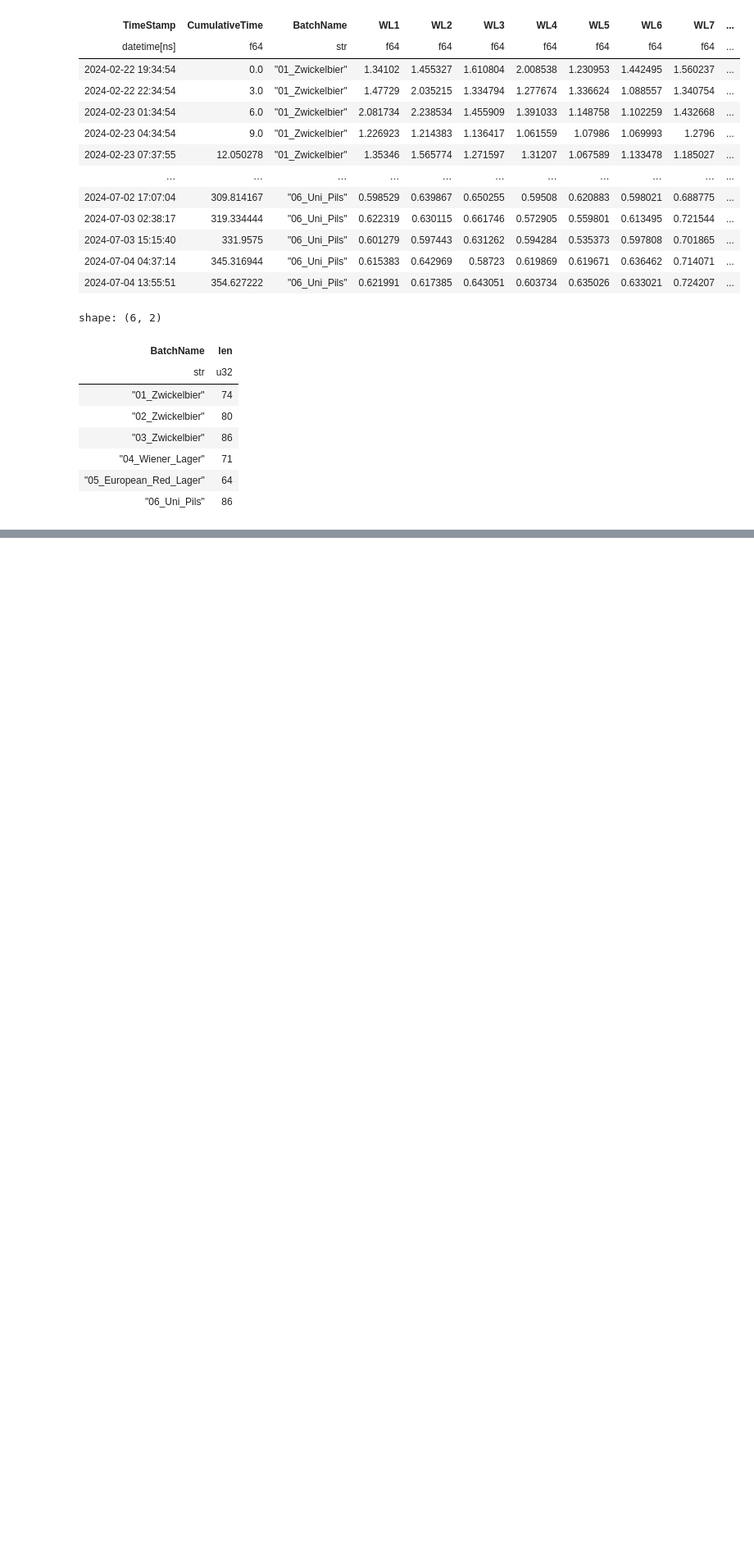
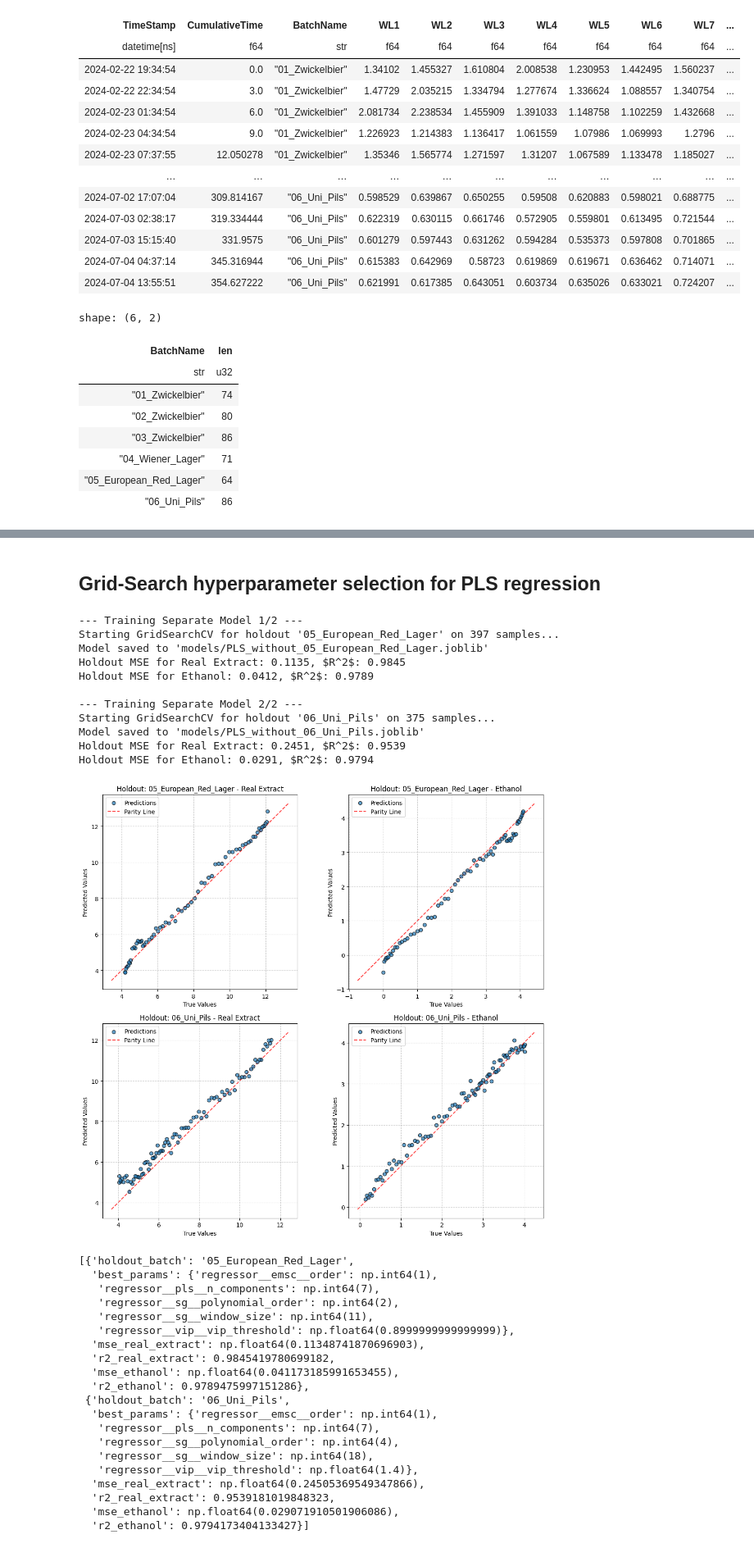
Before and after one commit to CTO-JKU/NIR-Beer-Fermentation-Monitoring, a Jupyter notebook: calibration.ipynb, the cells around one changed output, grey strips where cells are left out. Shown at 82% size. Saved outputs shown, nothing was run; the diff lists cells and outputs as text; code cells hidden in the pictures; blank space fills up the shorter version.

```diff
--- a/calibration.ipynb
+++ b/calibration.ipynb
@@ -680,0 +271,66 @@ R² for Ethanol (holdout 06_Uni_Pils): 0.9895
+# %% [markdown]
+## Grid-Search hyperparameter selection for PLS regression
+# %%
+from NIRBeer.model_training import train_and_evaluate
+from sklearn.cross_decomposition import PLSRegression
+from sklearn.pipeline import Pipeline
+from sklearn.preprocessing import StandardScaler
+from chemotools.scatter import ExtendedMultiplicativeScatterCorrection
+from chemotools.derivative import SavitzkyGolay
+from NIRBeer.feature_selection import VIPSelector
+import numpy as np
+
+df = selected_df
+holdout_batch = ["05_European_Red_Lager", "06_Uni_Pils"]
+
+pipeline = Pipeline([
+        ('rangecut', RangeCut(30, -30)),
+        ('emsc', ExtendedMultiplicativeScatterCorrection()),
+        ('sg', SavitzkyGolay(derivate_order=1)),
+        ('scaler', StandardScaler()),
+        ('vip', VIPSelector(n_components_pls=3)),
+        ('pls', PLSRegression(scale=False))
+    ])
+
+param_grid = {
+        'regressor__pls__n_components': np.arange(3, 9),  # Example range of components to try
+        'regressor__vip__vip_threshold': np.arange(0.5, 1.5, 0.1),  # Example thresholds to try
+        'regressor__emsc__order': np.arange(1, 2),  # Example orders to try
+        'regressor__sg__window_size': np.arange(11, 20, 1),  # Example window sizes to try
+        'regressor__sg__polynomial_order': np.arange(2, 5, 1),
+    }
+
+train_and_evaluate(df, holdout_batch, pipeline, f"models/PLS_gridsearch", param_grid=param_grid)
+# %% [output]
+--- Training Separate Model 1/2 ---
+Starting GridSearchCV for holdout '05_European_Red_Lager' on 397 samples...
+Model saved to 'models/PLS_without_05_European_Red_Lager.joblib'
+Holdout MSE for Real Extract: 0.1135, $R^2$: 0.9845
+Holdout MSE for Ethanol: 0.0412, $R^2$: 0.9789
+
+--- Training Separate Model 2/2 ---
+Starting GridSearchCV for holdout '06_Uni_Pils' on 375 samples...
+Model saved to 'models/PLS_without_06_Uni_Pils.joblib'
+Holdout MSE for Real Extract: 0.2451, $R^2$: 0.9539
+Holdout MSE for Ethanol: 0.0291, $R^2$: 0.9794
+[figure, added]
+[{'holdout_batch': '05_European_Red_Lager',
+  'best_params': {'regressor__emsc__order': np.int64(1),
+   'regressor__pls__n_components': np.int64(7),
+   'regressor__sg__polynomial_order': np.int64(2),
+   'regressor__sg__window_size': np.int64(11),
+   'regressor__vip__vip_threshold': np.float64(0.8999999999999999)},
+  'mse_real_extract': np.float64(0.11348741870696903),
+  'r2_real_extract': 0.9845419780699182,
+  'mse_ethanol': np.float64(0.041173185991653455),
+  'r2_ethanol': 0.9789475997151286},
+ {'holdout_batch': '06_Uni_Pils',
+  'best_params': {'regressor__emsc__order': np.int64(1),
+   'regressor__pls__n_components': np.int64(7),
+   'regressor__sg__polynomial_order': np.int64(4),
+   'regressor__sg__window_size': np.int64(18),
+   'regressor__vip__vip_threshold': np.float64(1.4)},
+  'mse_real_extract': np.float64(0.24505369549347866),
+  'r2_real_extract': 0.9539181019848323,
+  'mse_ethanol': np.float64(0.029071910501906086),
+  'r2_ethanol': 0.9794173404133427}]
```
Also changed, not shown: parts of 22 cells of this notebook, 25 other files.
